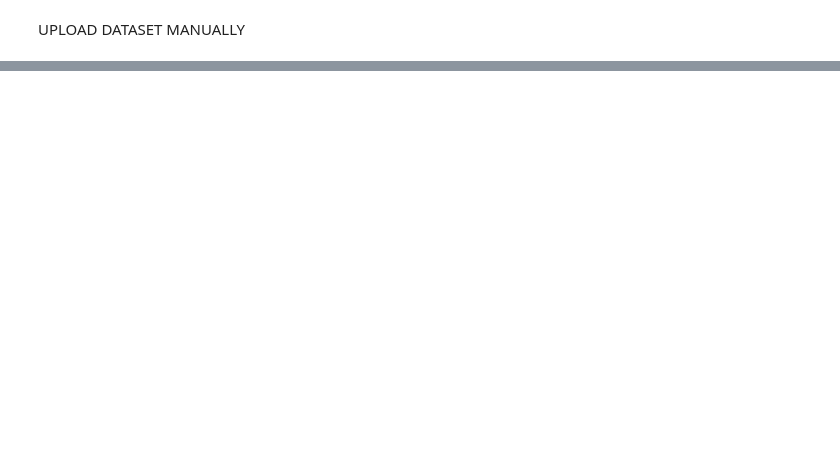
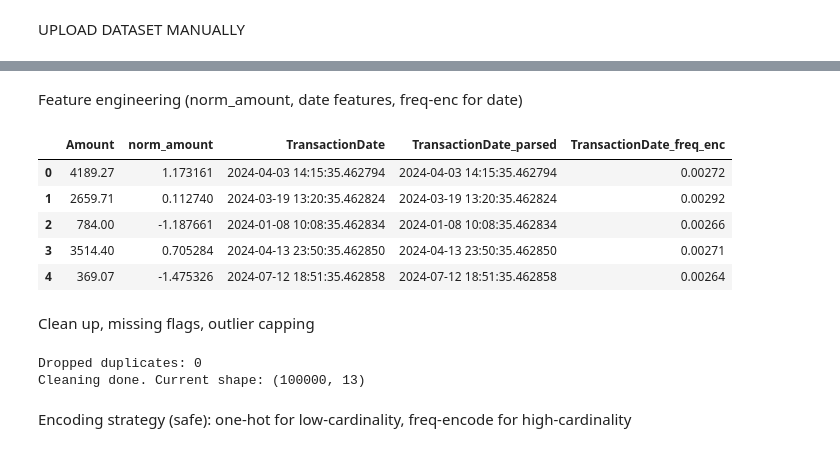
Before and after one commit to Steven256-debug/Credit-card-fraud-detection, a Jupyter notebook: CREDIT_CARD_FRAUD_DETECTION_SYSTEM.ipynb, the cells around one changed output, grey strips where cells are left out. Drawn from its saved outputs; the diff is of its cells as text; code cells hidden in the pictures; blank space fills up the shorter version.

```diff
--- a/CREDIT_CARD_FRAUD_DETECTION_SYSTEM.ipynb
+++ b/CREDIT_CARD_FRAUD_DETECTION_SYSTEM.ipynb
@@ -758,0 +12,9 @@ RUN STREAMLIT APP USING NGROK
+# %%
+from google.colab import files
+import io, pandas as pd
+
+uploaded = files.upload()  # choose your raw CSV (columns: TransactionID,TransactionDate,Amount,MerchantID,TransactionType,Location,IsFraud)
+fn = list(uploaded.keys())[0]
+df = pd.read_csv(io.BytesIO(uploaded[fn]))
+print("Loaded:", fn)
+df.head()
@@ -758,0 +128,60 @@ RUN STREAMLIT APP USING NGROK
+# %% [markdown]
+Feature engineering (norm_amount, date features, freq-enc for date)
+# %%
+from sklearn.preprocessing import StandardScaler
+
+# norm_amount from Amount
+df['norm_amount'] = StandardScaler().fit_transform(df[['Amount']].fillna(0))
+
+# date-derived features: hour, dayofweek, month
+if df['TransactionDate_parsed'].notna().sum() > 0:
+    df['trans_hour'] = df['TransactionDate_parsed'].dt.hour.fillna(0).astype(int)
+    df['trans_dayofweek'] = df['TransactionDate_parsed'].dt.dayofweek.fillna(0).astype(int)
+    df['trans_month'] = df['TransactionDate_parsed'].dt.month.fillna(0).astype(int)
+    # frequency encoding for transaction date (counts per date) -> normalized
+    date_freq = df['TransactionDate_parsed'].dt.date.value_counts(normalize=True)
+    df['TransactionDate_freq_enc'] = df['TransactionDate_parsed'].dt.date.map(date_freq).fillna(0)
+else:
+    df['trans_hour'] = 0
+    df['trans_dayofweek'] = 0
+    df['trans_month'] = 0
+    df['TransactionDate_freq_enc'] = 0.0
+
+display(df[['Amount','norm_amount','TransactionDate','TransactionDate_parsed','TransactionDate_freq_enc']].head())
+# %% [output]
+|  | Amount | norm_amount | TransactionDate | TransactionDate_parsed | TransactionDate_freq_enc |
+| 0 | 4189.27 | 1.173161 | 2024-04-03 14:15:35.462794 | 2024-04-03 14:15:35.462794 | 0.00272 |
+| 1 | 2659.71 | 0.112740 | 2024-03-19 13:20:35.462824 | 2024-03-19 13:20:35.462824 | 0.00292 |
+| 2 | 784.00 | -1.187661 | 2024-01-08 10:08:35.462834 | 2024-01-08 10:08:35.462834 | 0.00266 |
+| 3 | 3514.40 | 0.705284 | 2024-04-13 23:50:35.462850 | 2024-04-13 23:50:35.462850 | 0.00271 |
+| 4 | 369.07 | -1.475326 | 2024-07-12 18:51:35.462858 | 2024-07-12 18:51:35.462858 | 0.00264 |
+# %% [markdown]
+Clean up, missing flags, outlier capping
+# %%
+# Drop duplicates
+before = df.shape[0]
+df.drop_duplicates(inplace=True)
+print("Dropped duplicates:", before - df.shape[0])
+
+# Missing flags for important columns
+for c in ['Amount','MerchantID','TransactionType','Location','TransactionDate_parsed']:
+    if df[c].isnull().any():
+        df[c + '_missing_flag'] = df[c].isnull().astype(int)
+        print("Created missing flag for", c)
+
+# Numeric outlier cap (IQR)
+def cap_iqr(series):
+    q1 = series.quantile(0.25); q3 = series.quantile(0.75); iqr = q3 - q1
+    low = q1 - 1.5*iqr; high = q3 + 1.5*iqr
+    return series.clip(low, high)
+
+for c in ['Amount','norm_amount']:
+    if c in df.columns:
+        df[c] = cap_iqr(df[c])
+
+print("Cleaning done. Current shape:", df.shape)
+# %% [output]
+Dropped duplicates: 0
+Cleaning done. Current shape: (100000, 13)
+# %% [markdown]
+Encoding strategy (safe): one-hot for low-cardinality, freq-encode for high-cardinality
```
Also changed, not shown: parts of 121 cells of this notebook.
